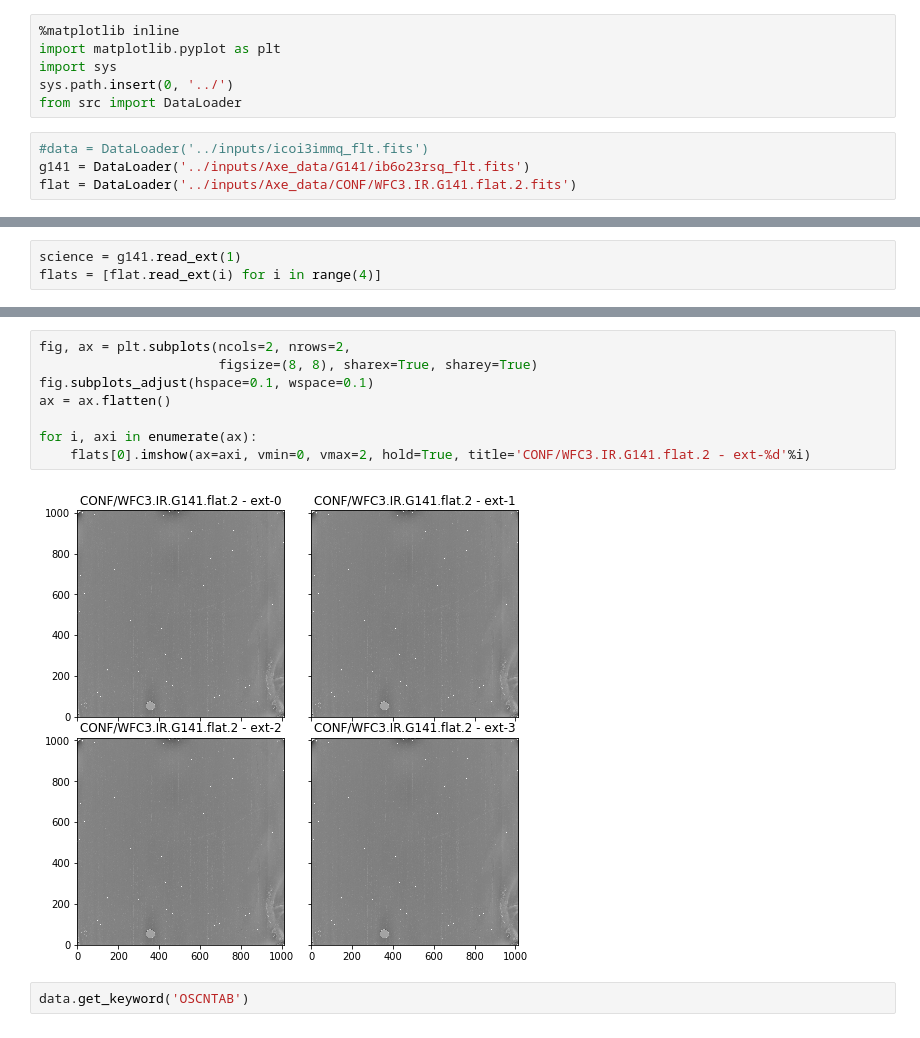
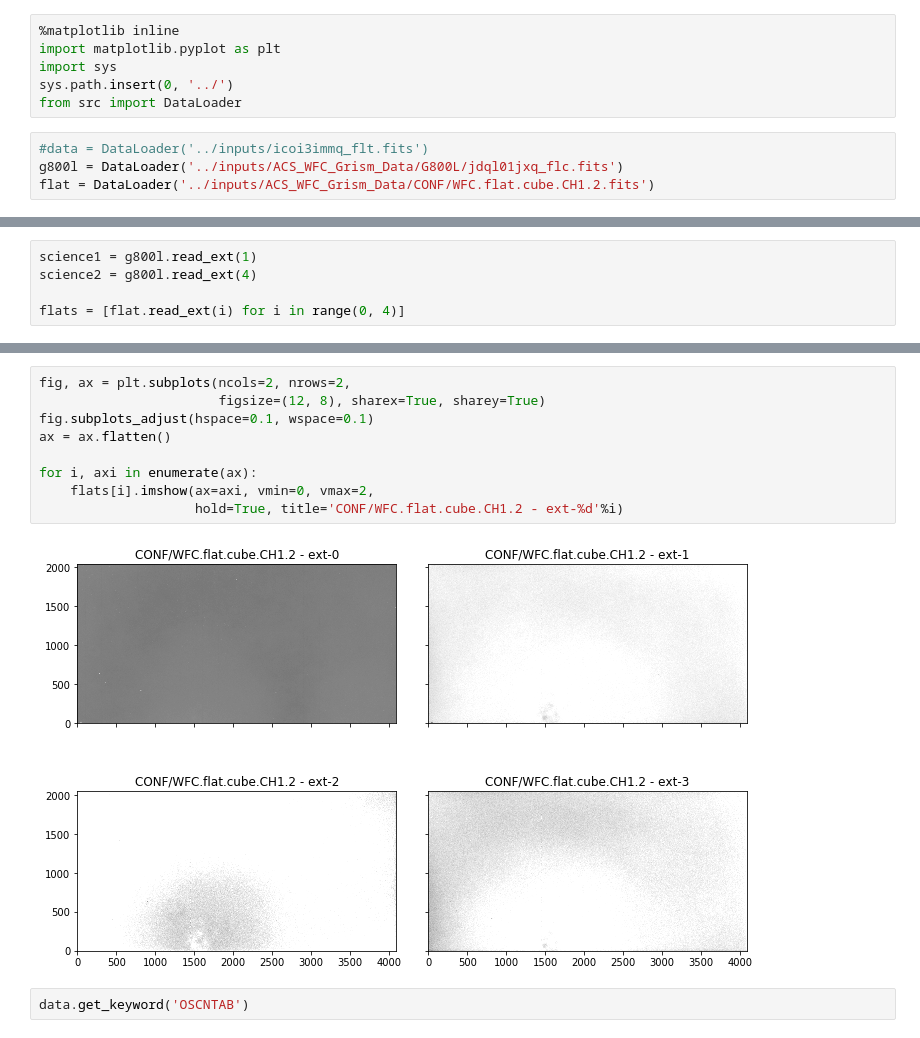
Before and after one commit to mehdirezaie/grism, a Jupyter notebook: notebooks/FlatField_ryan.ipynb, the cells around one changed output, grey strips where cells are left out. Saved outputs shown, nothing was run; the diff lists cells and outputs as text.

Commit message:
use the data from box

```diff
--- a/notebooks/FlatField_ryan.ipynb
+++ b/notebooks/FlatField_ryan.ipynb
@@ -64,6 +64,6 @@ sys.path.insert(0, '../')
 from src import DataLoader
 # %%
 #data = DataLoader('../inputs/icoi3immq_flt.fits')
-g141 = DataLoader('../inputs/Axe_data/G141/ib6o23rsq_flt.fits')
-flat = DataLoader('../inputs/Axe_data/CONF/WFC3.IR.G141.flat.2.fits')
+g800l = DataLoader('../inputs/ACS_WFC_Grism_Data/G800L/jdql01jxq_flc.fits')
+flat = DataLoader('../inputs/ACS_WFC_Grism_Data/CONF/WFC.flat.cube.CH1.2.fits')
 # %%
@@ -89,5 +87,7 @@ g141, flat
    2      IMAGE_HDU
    3      IMAGE_HDU       )
 # %%
-science = g141.read_ext(1)
-flats = [flat.read_ext(i) for i in range(4)]
+science1 = g800l.read_ext(1)
+science2 = g800l.read_ext(4)
+
+flats = [flat.read_ext(i) for i in range(0, 4)]
@@ -98,13 +101,14 @@ science.imshow(vmin=0, vmax=2, title='G141/ib6o23rsq_flt')
 # %%
 fig, ax = plt.subplots(ncols=2, nrows=2,
-                       figsize=(8, 8), sharex=True, sharey=True)
+                       figsize=(12, 8), sharex=True, sharey=True)
 fig.subplots_adjust(hspace=0.1, wspace=0.1)
 ax = ax.flatten()
 
 for i, axi in enumerate(ax):
-    flats[0].imshow(ax=axi, vmin=0, vmax=2, hold=True, title='CONF/WFC3.IR.G141.flat.2 - ext-%d'%i)
+    flats[i].imshow(ax=axi, vmin=0, vmax=2,
+                    hold=True, title='CONF/WFC.flat.cube.CH1.2 - ext-%d'%i)
 # %% [output]
-[figure, old version]
+[figure, new version]
 # %%
 data.get_keyword('OSCNTAB')
 # %% [output]
```
Also changed, not shown: parts of 3 cells of this notebook.
